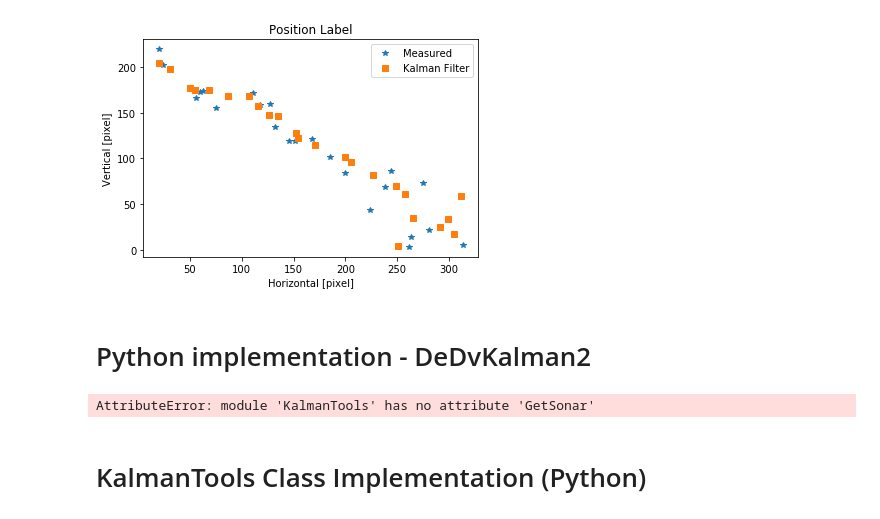
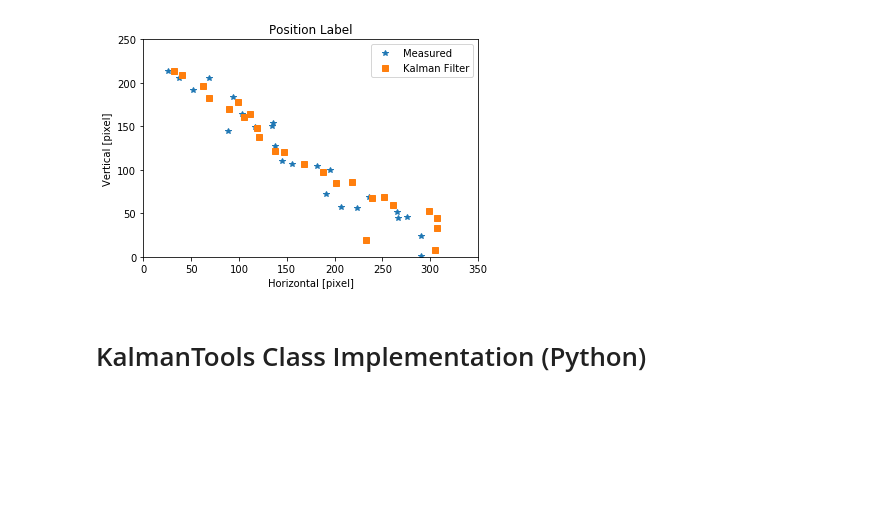
Before and after one commit to menotti/Kalman-Filter-for-Beginners, a Jupyter notebook: 12.TrackKalman/12.TrackKalman.ipynb, the cells around one changed output. Saved outputs shown, nothing was run; the diff lists cells and outputs as text; code cells hidden in the pictures; blank space fills up the shorter version.

```diff
--- a/12.TrackKalman/12.TrackKalman.ipynb
+++ b/12.TrackKalman/12.TrackKalman.ipynb
@@ -7,19 +7,19 @@ import matplotlib.pyplot as plot
 import KalmanTools as Tools
 
 def GetBallPos():
-	with open('M.csv') as file_obj:
-		lines = file_obj.readlines()
-		X = lines[0].split(",")
-		Y = lines[1].split(",")
-
-	X = [float(x) for x in X]
-	Y = [float(x) for x in Y]
-	i = 0
-	while i < len(X):
-		x =X[i]
-		y =Y[i]
-		yield x,y
-		i +=1
+    filename = "Measure_Img.csv"
+    with open(filename) as file_obj:
+        lines = file_obj.readlines()
+        X = lines[0].split(",")
+        Y = lines[1].split(",")
+    X = [float(x) for x in X]
+    Y = [float(x) for x in Y]
+    i = 0
+    while i < len(X):
+        x =X[i]
+        y =Y[i]
+        yield x,y
+        i +=1
 
 
 
@@ -37,85 +37,44 @@ A = np.matrix([[1,dt, 0, 0],
 		       [0, 0, 1,dt],
 		       [0, 0, 0, 1]])
 
-H = np.matrix([[1, 0, 0, 0],[0, 0, 1, 0]])
+H = np.matrix([[1, 0, 0, 0],
+               [0, 0, 1, 0]])
 
 Q = np.eye(4)
 R = np.eye(2)*50
 x = np.zeros((4,1))
 P = np.eye(4)*100
 
 TrackKalman.setDeltaT(dt)
 TrackKalman.setTransitionMatrix(A)
 TrackKalman.setSttMeasure(H)
 TrackKalman.setTransitionCovMatrix(Q)
 TrackKalman.setErrorCovMatrix(P)
 TrackKalman.setMeasureCovMatrix(R)
 TrackKalman.setSttVariable(x)
 
 
 for i in range(NoOfImg):
 	xm, ym = Xmsaved[0:2, i] = next(XmRead)
 	result = TrackKalman.filter(xm, ym)
 	Xhsaved[0:2, i] = result
 
 
-
 # plotting results
 xy, position = plot.subplots()
 
 
 position.plot(Xmsaved[0], Xmsaved[1], '*', label='Measured')
-
 position.plot(Xhsaved[0], Xhsaved[1], 's', label='Kalman Filter')
-
-
 position.set(title="Position Label", xlabel="Horizontal [pixel]", ylabel="Vertical [pixel]")
+position.set_ylim([0,250])
+position.set_xlim([0,350])
 leg_1 = position.legend()
 
 
 plot.show()
 # %% [output]
-[figure, old version]
+[figure, new version]
-# %% [markdown]
-# Python implementation - DeDvKalman2
-# %%
-# Libraries used in this code
-import numpy as np
-import matplotlib.pyplot as plot
-import KalmanTools as Tools
-
-# generate and lists signals for plot
-ZSaved, NSamples = Tools.GetSonar()
-XSaved = np.zeros((2, NSamples))
-dt = 0.02
-t = np.arange(0, 10, dt)
-
-# define class 'Kalman' to use it's internal modules
-DvKalman = Tools.KalmanFilter()
-DeKalman = Tools.KalmanFilter()
-DeKalman.dt = DvKalman.dt = dt
-# iteration to generate XSaved list
-for k in range(NSamples):
-    A = DvKalman.dv_filter(ZSaved[k])
-    XSaved[0:2, k] = A
-
-# plotting results
-plot_1, position = plot.subplots()
-plot_2, velocity = plot.subplots()
-
-position.plot(t, XSaved[0], 'o-', label='Kalman Filter', markersize=1)
-position.plot(t, ZSaved, 'r:*', label='Measurements', markersize=2)
-
-position.set(title="Position Label", xlabel="Time [sec]", ylabel="Position [Meters]")
-leg_1 = position.legend()
-
-
-velocity.plot(t, XSaved[1], 'o-', label='Velocity', markersize=1)
-velocity.set(title="Velocity Label", xlabel="Time [sec]", ylabel="Velocity [M/s]")
-leg_2 = velocity.legend()
-plot.show()
-# %% [output]
-AttributeError: module 'KalmanTools' has no attribute 'GetSonar'
 # %% [markdown]
 # KalmanTools Class Implementation (Python)
 # %%
```
Also changed, not shown: parts of 2 cells of this notebook, 7 other files.
